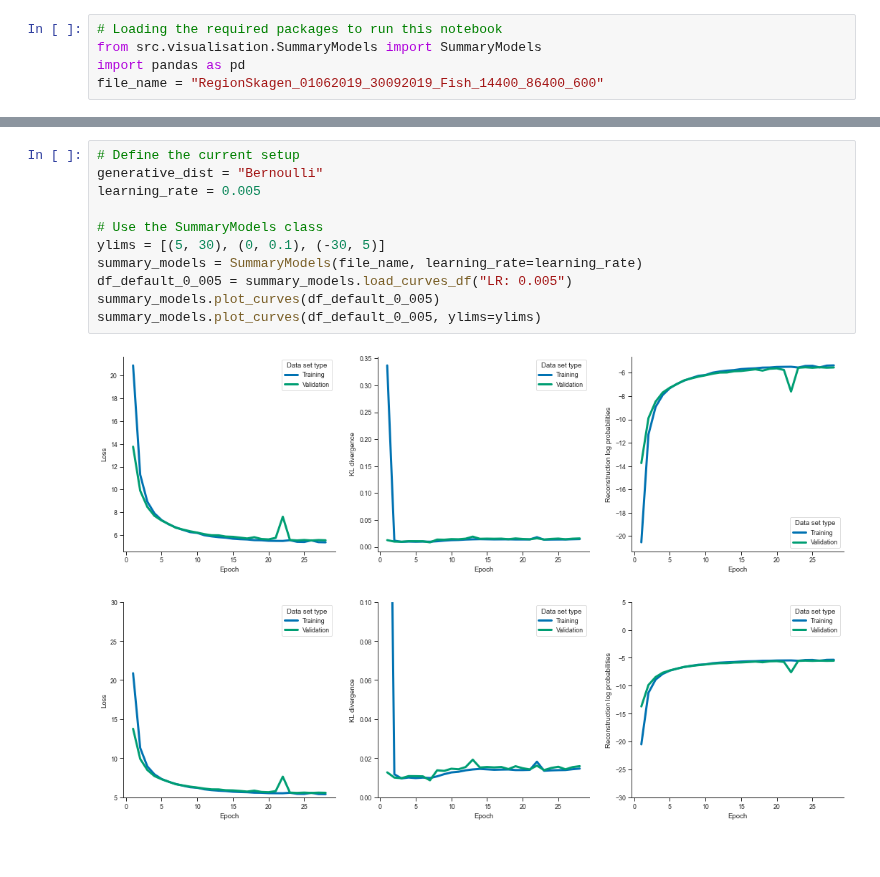
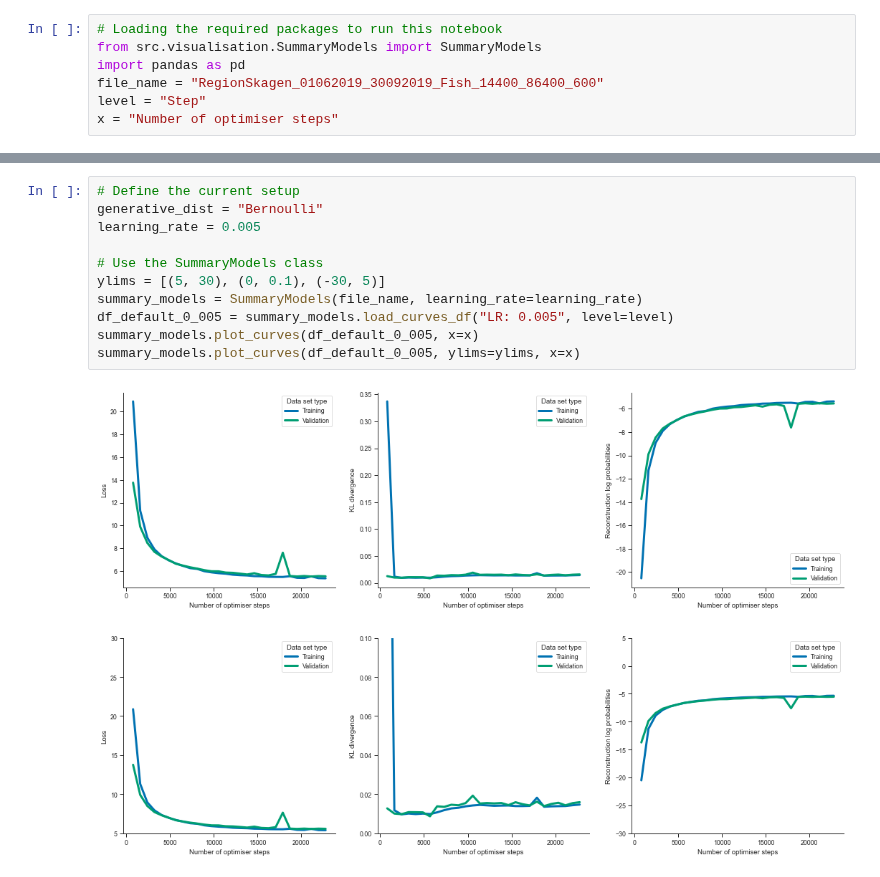
Before and after one commit to ThordurPall/vessel-trajectory-anomaly-detection, a Jupyter notebook: notebooks/Model Training/Learning Curves/Discrete Representation/Skagen/Explore Training & Validation Curves - Fishing Vessels.ipynb, the cells around one changed output, grey strips where cells are left out. Cells and saved outputs as stored; diff of their text form.

```diff
--- a/notebooks/Model Training/Learning Curves/Discrete Representation/Skagen/Explore Training & Validation Curves - Fishing Vessels.ipynb
+++ b/notebooks/Model Training/Learning Curves/Discrete Representation/Skagen/Explore Training & Validation Curves - Fishing Vessels.ipynb
@@ -3,6 +3,8 @@
 from src.visualisation.SummaryModels import SummaryModels
 import pandas as pd
 file_name = "RegionSkagen_01062019_30092019_Fish_14400_86400_600"
+level = "Step"
+x = "Number of optimiser steps"
 # %%
 # Define the current setup
 generative_dist = "Bernoulli"
@@ -76,14 +78,14 @@ summary_models.plot_curves(df_default_0_001, ylims=ylims)
 # %%
 # Define the current setup
 generative_dist = "Bernoulli"
 learning_rate = 0.005
 
 # Use the SummaryModels class
 ylims = [(5, 30), (0, 0.1), (-30, 5)]
 summary_models = SummaryModels(file_name, learning_rate=learning_rate)
-df_default_0_005 = summary_models.load_curves_df("LR: 0.005")
-summary_models.plot_curves(df_default_0_005)
-summary_models.plot_curves(df_default_0_005, ylims=ylims)
+df_default_0_005 = summary_models.load_curves_df("LR: 0.005", level=level)
+summary_models.plot_curves(df_default_0_005, x=x)
+summary_models.plot_curves(df_default_0_005, ylims=ylims, x=x)
 # %% [output]
-[figure, old version]
+[figure, new version]
-[figure, old version]
+[figure, new version]
```
Also changed, not shown: parts of 9 cells of this notebook.
